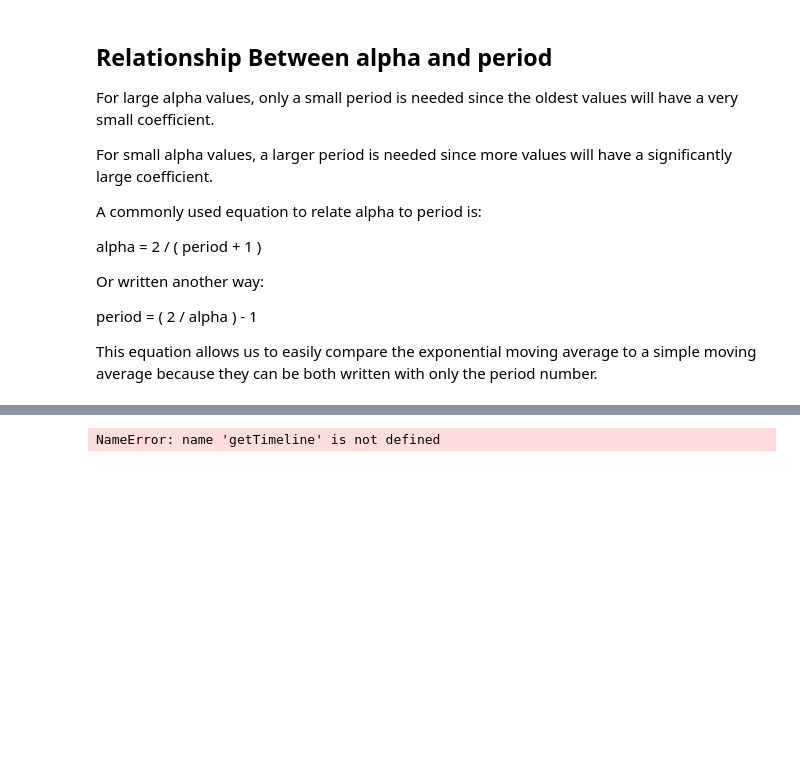
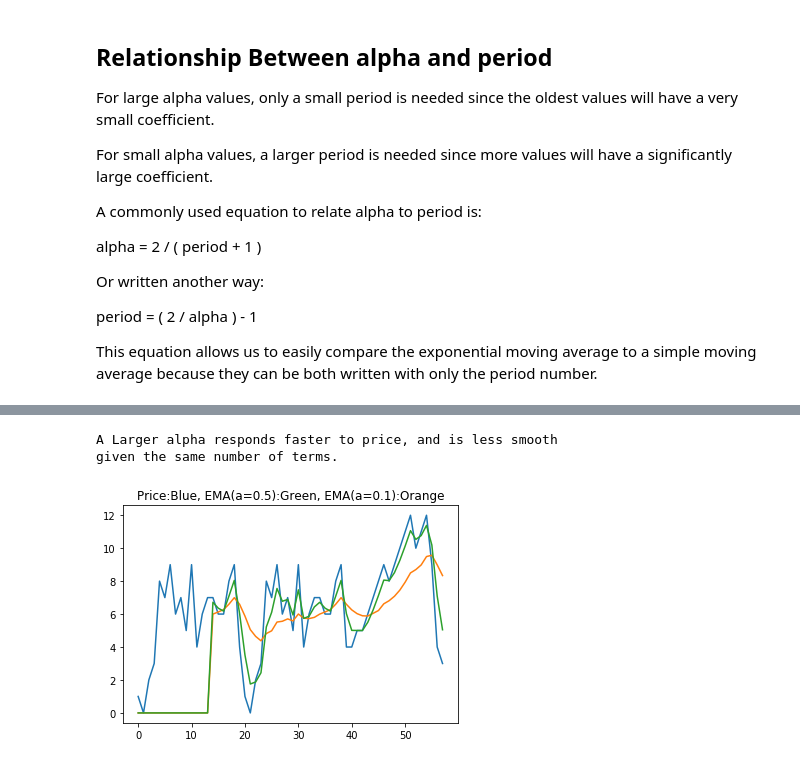
Before and after one commit to kilolux/fsp-demos, a Jupyter notebook: exponential-moving-average-demo.ipynb, the cells around one changed output, grey strips where cells are left out. Cells and saved outputs as stored; diff of their text form; code cells hidden in the pictures; blank space fills up the shorter version.

Commit message:
Removed unnecessary plotting helper function.

```diff
--- a/exponential-moving-average-demo.ipynb
+++ b/exponential-moving-average-demo.ipynb
@@ -82,18 +165,21 @@ This equation allows us to easily compare the exponential moving average to a si
 # %%
 bigData = [1, 0, 2, 3, 8, 7, 9, 6, 7, 5, 9, 4, 6, 7, 7, 6, 6, 8, 9, 4,
            1, 0, 2, 3, 8, 7, 9, 6, 7, 5, 9, 4, 6, 7, 7, 6, 6, 8, 9, 4,
            4, 5, 5, 6, 7, 8, 9, 8, 9, 10, 11, 12, 10, 11, 12, 9, 4, 3]
-x = getTimeline(len(bigData))
+
+x = np.arange(len(bigData))
 print("A Larger alpha responds faster to price, and is less smooth")
 print("given the same number of terms.")
 plt.figure(1)
 plt.plot(x, bigData)
 ema_data_01_15 = getEMAdataset(bigData, 0.1, 15)
 plt.plot(x, ema_data_01_15)
 ema_data_05_15 = getEMAdataset(bigData, 0.5, 15)
 plt.plot(x, ema_data_05_15)
 title = "Price:Blue, EMA(a=0.5):Green, EMA(a=0.1):Orange"
 plt.title(title)
 plt.show()
 # %% [output]
-NameError: name 'getTimeline' is not defined
+A Larger alpha responds faster to price, and is less smooth
+given the same number of terms.
+[figure, added]
```
Also changed, not shown: parts of 4 cells of this notebook.
